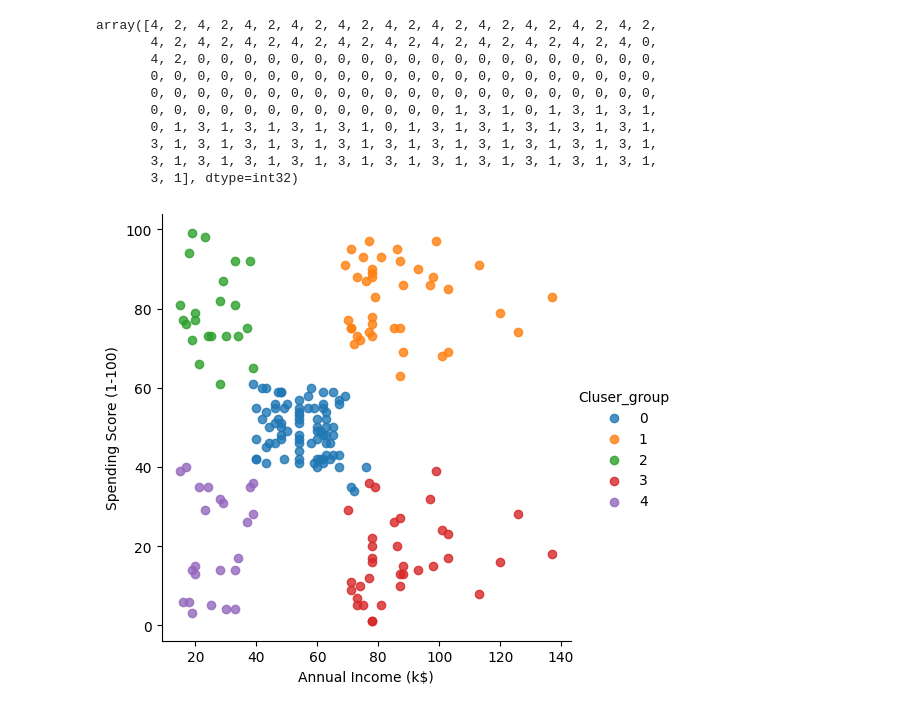
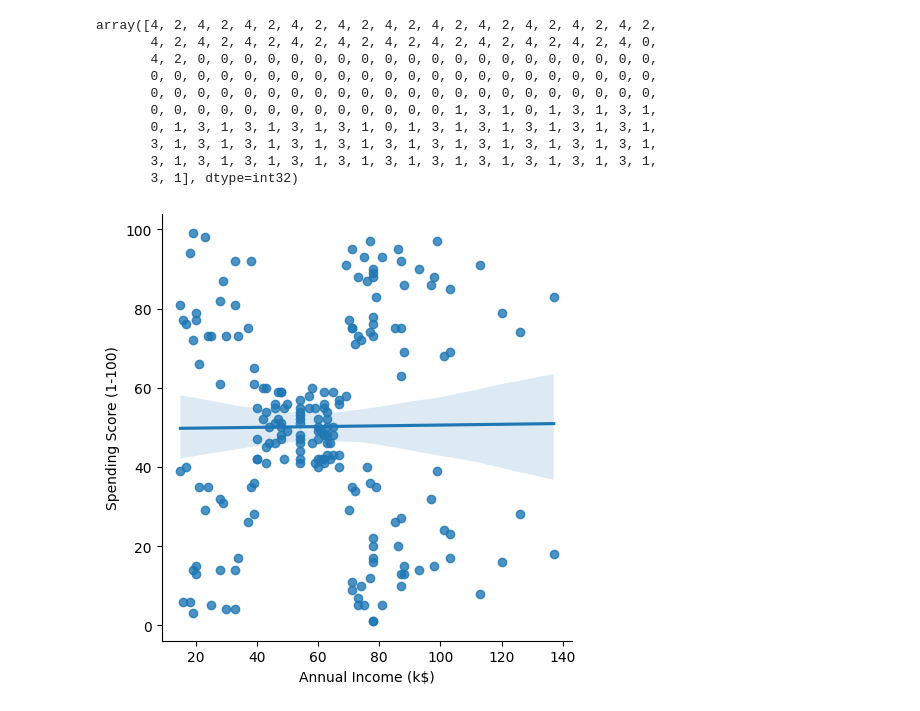
Before and after one commit to ganesanfocus/kmeans_cluster, a Jupyter notebook: k_means_mall_cust_predict.ipynb, the cells around one changed output. Saved outputs shown, nothing was run; the diff lists cells and outputs as text; code cells hidden in the pictures.

Commit message:
Plot with different type of parameters

```diff
--- a/k_means_mall_cust_predict.ipynb
+++ b/k_means_mall_cust_predict.ipynb
@@ -123,8 +123,10 @@ array([4, 2, 4, 2, 4, 2, 4, 2, 4, 2, 4, 2, 4, 2, 4, 2, 4, 2, 4, 2, 4, 2,
        3, 1, 3, 1, 3, 1, 3, 1, 3, 1, 3, 1, 3, 1, 3, 1, 3, 1, 3, 1, 3, 1,
        3, 1], dtype=int32)
 # %%
+# plot without hue  & fit_reg parameters
+
 import seaborn as sns
-facet = sns.lmplot(data=supervised, x=supervised.columns[3], y=supervised.columns[4], hue=supervised.columns[5],
-                   fit_reg=False, legend=True, legend_out=True)
+facet = sns.lmplot(data=supervised, x=supervised.columns[3], y=supervised.columns[4],
+                    legend=True, legend_out=True)
 # %% [output]
-[figure, old version]
+[figure, new version]
```
Also changed, not shown: parts of 3 cells of this notebook.
